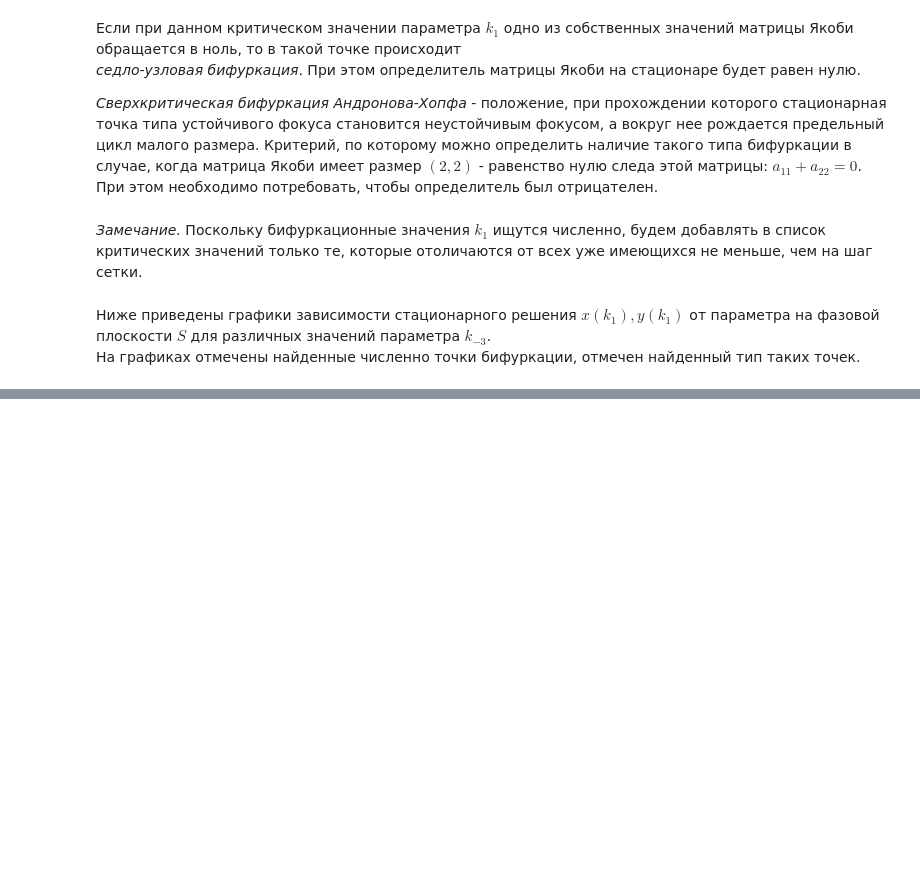
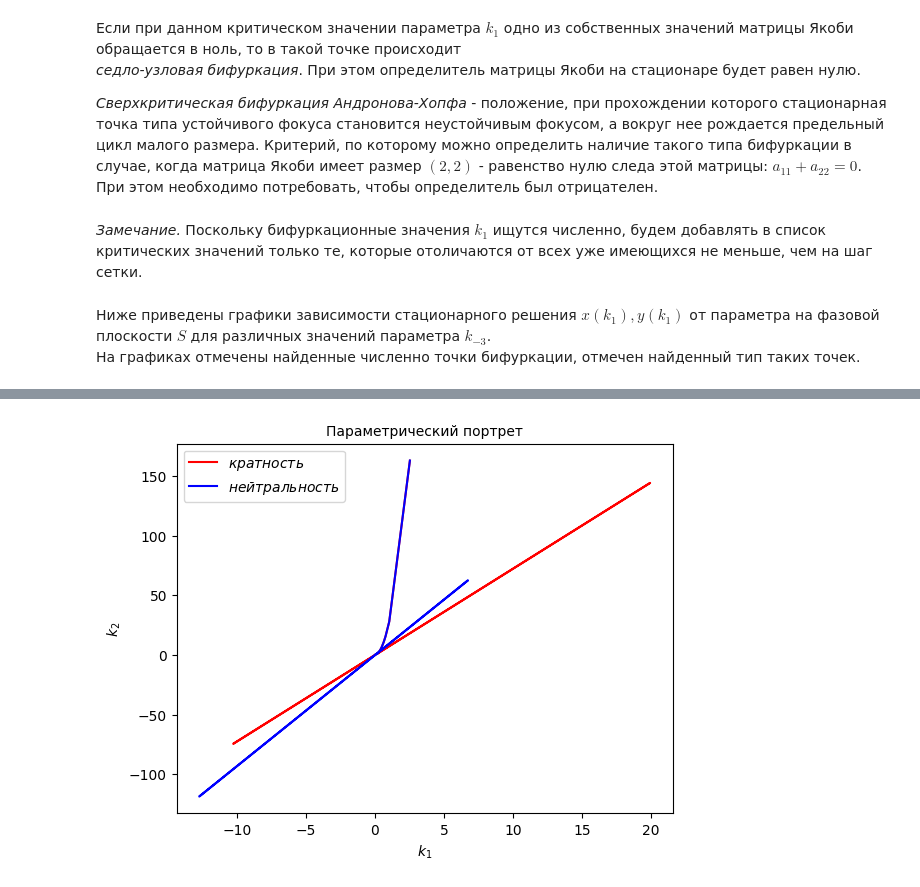
Before and after one commit to AlenaSetukha/KTMM, a Jupyter notebook: task2/main.ipynb, the cells around one changed output, grey strips where cells are left out. Drawn from its saved outputs; the diff is of its cells as text; code cells hidden in the pictures; blank space fills up the shorter version.

```diff
--- a/task2/main.ipynb
+++ b/task2/main.ipynb
@@ -313,0 +462,8 @@ plt.show()
+# %%
+# Решение detA(y, k2) = 0 при x = xc, k1 = k1c
+sol_k2 = solve(detA.subs({x: x_sol0, k1: k1_sol0}), k2)
+sol_k2_func = lambdify((y, k1m, k3, k3m), sol_k2[0])
+
+# Решение traceA(y, k2) = 0 при x = xc, k1 = k1c
+sol_k2_tr = solve(traceA.subs({x: x_sol0, k1: k1_sol0}), k2)
+sol_k2_func_tr = lambdify((y, k1m, k3, k3m), sol_k2_tr[0])
@@ -313,0 +485,34 @@ plt.show()
+# %%
+# Инициализация параметров
+k1m_val = 0.01
+k3val = 0.0032
+k3m_val = 0.002
+
+
+#Независимая переменная в крестности точки седловой бифуркации
+y_k = np.linspace(0.0001, 0.5, 1000) #при 0 решение не определено
+x_val = [x_func0(y_k[i], k3val, k3m_val) for i in range(len(y_k))]
+
+# Построение линии кратности(detA = 0)
+k2_val = [sol_k2_func(y_k[i], k1m_val, k3val, k3m_val) for i in range(len(y_k))]
+k1_val = [sol_k1_func(y_k[i], k1m_val, k3val, k3m_val) for i in range(len(y_k))]
+x_val, y_permis, k1_val, k2_val = zip(*[(x, y, z, d) for x, y, z, d in zip(x_val, y_k, k1_val, k2_val) if 0 <= x <= 1])
+plt.plot(k1_val, k2_val, color = 'red', label='$k_2(k_1)$')
+
+
+# Построение линии нейтральности(traceA = 0)
+k2_val = [sol_k2_func_tr(y_k[i], k1m_val, k3val, k3m_val) for i in range(len(y_k))]
+k1_val = [sol_k1_func_tr(y_k[i], k1m_val, k3val, k3m_val) for i in range(len(y_k))]
+x_val, y_permis, k1_val, k2_val = zip(*[(x, y, z, d) for x, y, z, d in zip(x_val, y_k, k1_val, k2_val) if 0 <= x <= 1])
+plt.plot(k1_val, k2_val, color = 'blue', label='$k_2(k_1)$')
+
+# Оформление графика
+plt.title('Параметрический портрет')
+plt.xlabel('$k_1$')
+plt.ylabel('$k_2$')
+plt.legend(['$кратность$', '$нейтральность$'])
+
+
+plt.show()
+# %% [output]
+[figure, added]
```
Also changed, not shown: parts of 23 cells of this notebook.
